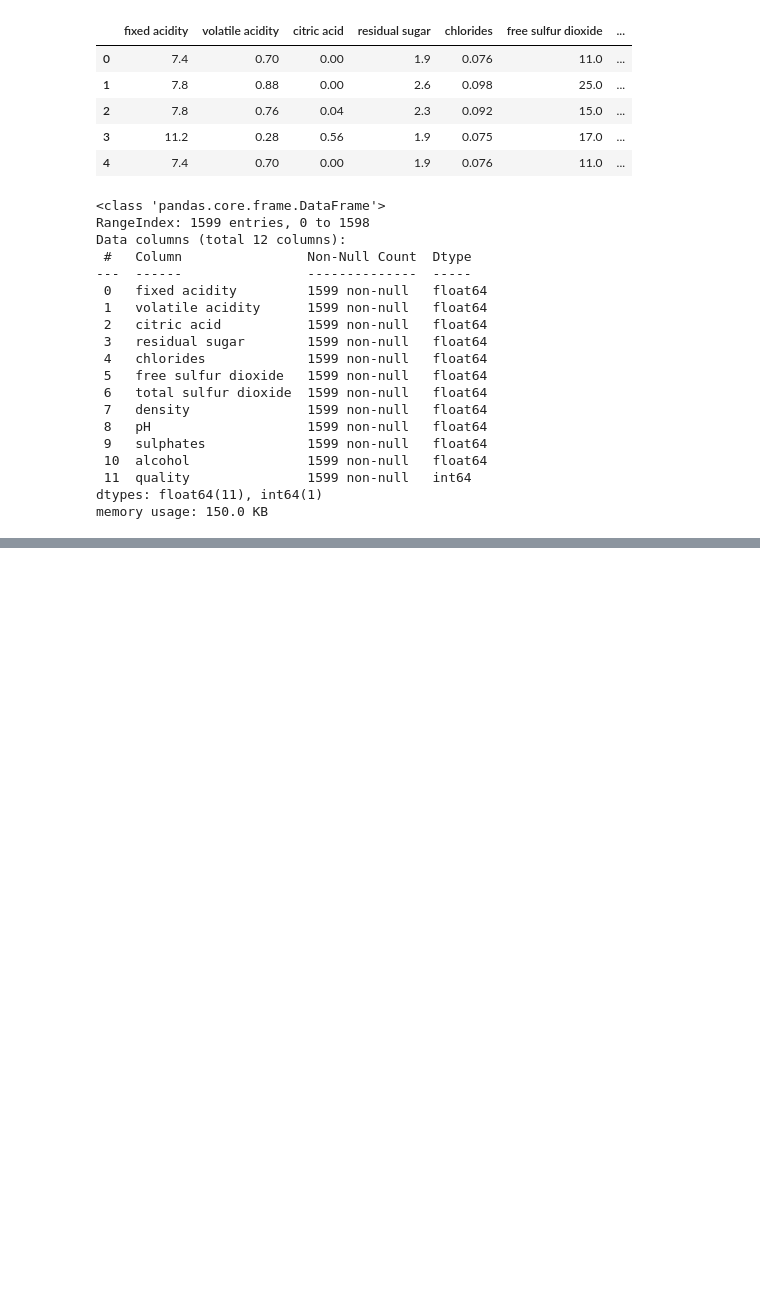
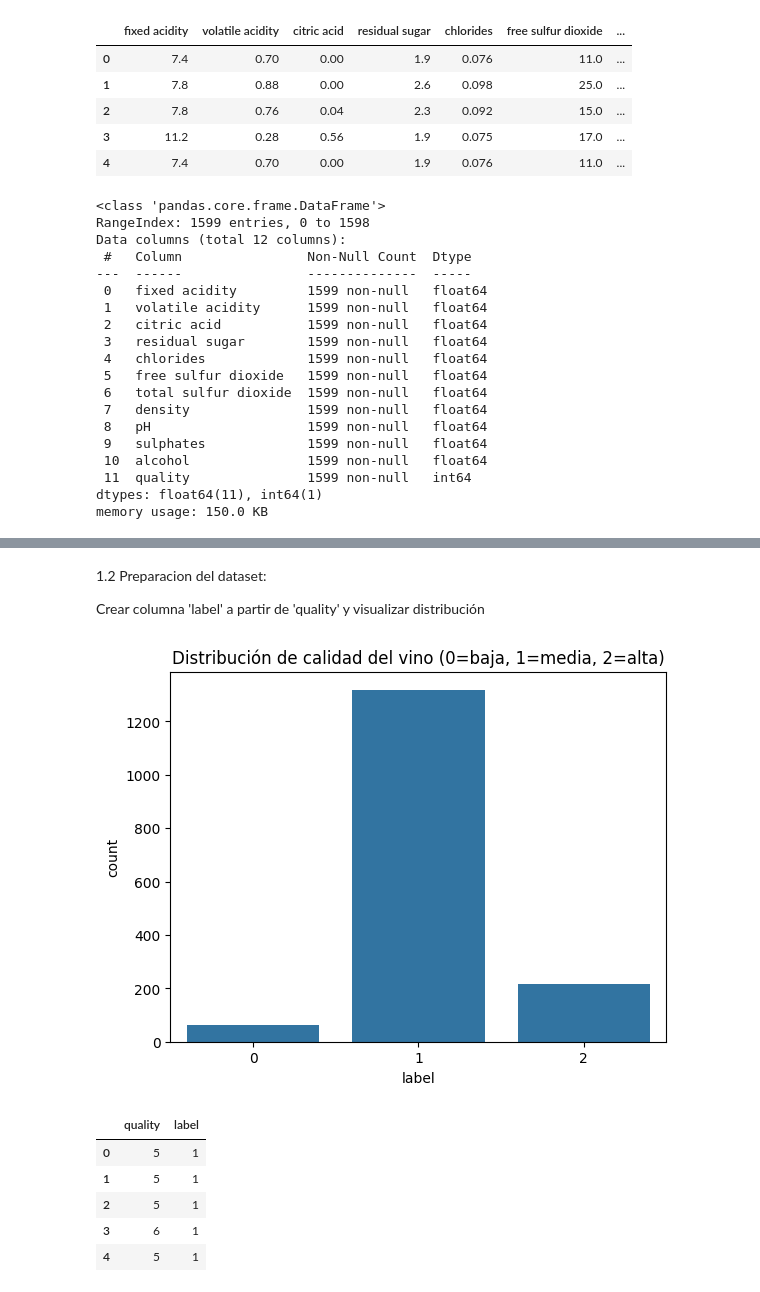
Before and after one commit to 4GeeksAcademy/iddalycastro-eda, a Jupyter notebook: src/08-k-nearest-neighbours.ipynb, the cells around one changed output, grey strips where cells are left out. Cells and saved outputs as stored; diff of their text form; code cells hidden in the pictures; blank space fills up the shorter version.

```diff
--- a/src/08-k-nearest-neighbours.ipynb
+++ b/src/08-k-nearest-neighbours.ipynb
@@ -49,0 +66,30 @@ memory usage: 150.0 KB
+# %% [markdown]
+1.2 Preparacion del dataset:
+
+Crear columna 'label' a partir de 'quality' y visualizar distribución
+# %%
+def quality_to_label(q):
+    if q <= 4:
+        return 0  # baja calidad
+    elif q <= 6:
+        return 1  # calidad media
+    else:
+        return 2  # alta calidad
+
+df['label'] = df['quality'].apply(quality_to_label)
+
+# Distribución de etiquetas
+sns.countplot(x=df['label'])
+plt.title("Distribución de calidad del vino (0=baja, 1=media, 2=alta)")
+plt.show()
+
+# Verificar
+df[['quality', 'label']].head()
+# %% [output]
+[figure, added]
+|  | quality | label |
+| 0 | 5 | 1 |
+| 1 | 5 | 1 |
+| 2 | 5 | 1 |
+| 3 | 6 | 1 |
+| 4 | 5 | 1 |
```
Also changed, not shown: parts of 25 cells of this notebook.
